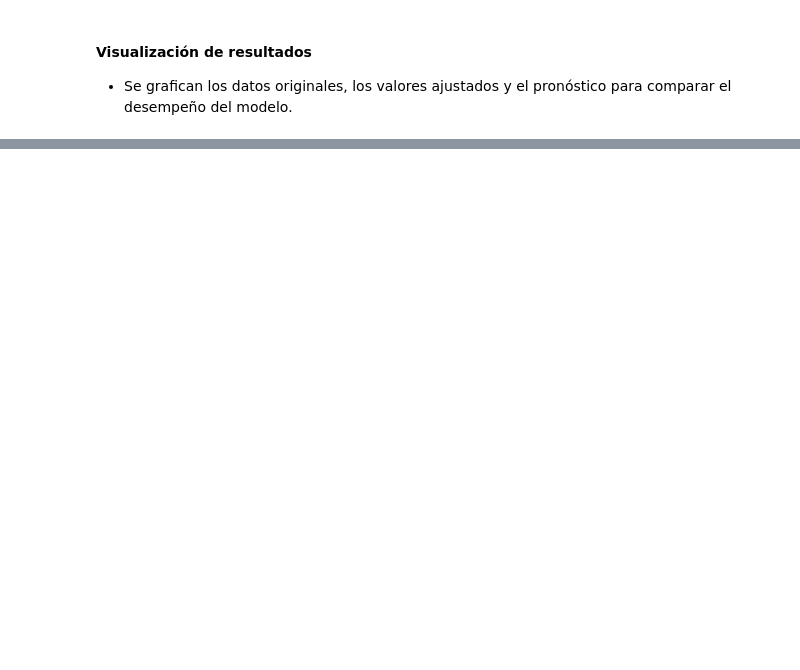
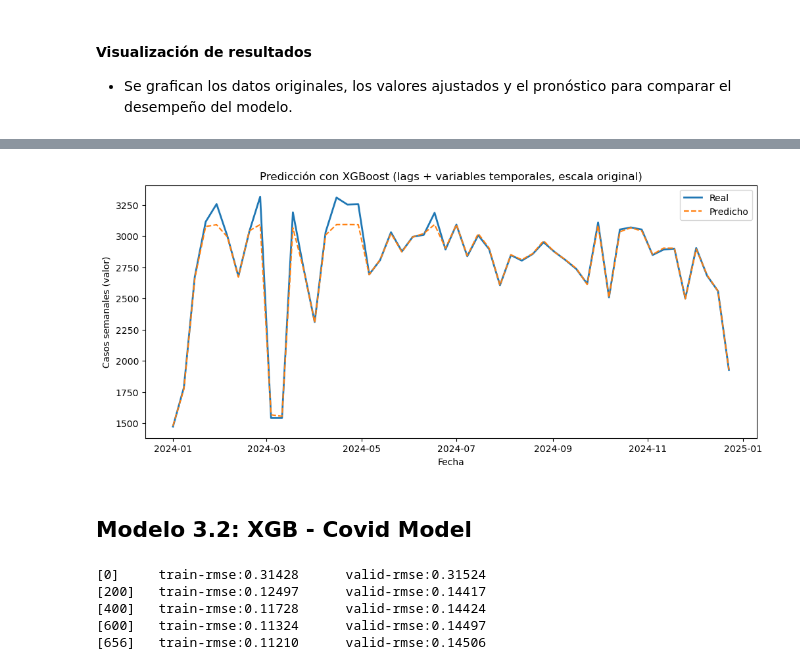
Before and after one commit to AbioticBaton4/proyecto-integrador-mna, a Jupyter notebook: notebooks/modeling/Avance4.Equipo16.ipynb, the cells around one changed output, grey strips where cells are left out. Drawn from its saved outputs; the diff is of its cells as text; code cells hidden in the pictures; blank space fills up the shorter version.

```diff
--- a/notebooks/modeling/Avance4.Equipo16.ipynb
+++ b/notebooks/modeling/Avance4.Equipo16.ipynb
@@ -190,0 +632,3 @@ for y_col, title_suffix in plot_configs:
+# %%
+path = '../../data/processed/df_acumulado.parquet'
+df = func.load_data(path)
@@ -190,0 +888,18 @@ for y_col, title_suffix in plot_configs:
+# %%
+# Predicción en escala log
+y_pred_log = model.predict(dtest)
+
+y_pred_train = np.expm1(model.predict(xgb.DMatrix(X_train)))
+y_real_train = np.expm1(y_train)
+
+y_pred_test = np.expm1(model.predict(xgb.DMatrix(X_test)))
+y_real_test = np.expm1(y_test)
+
+# Métricas
+mae_train = mean_absolute_error(y_real_train, y_pred_train)
+rmse_train = np.sqrt(mean_squared_error(y_real_train, y_pred_train))
+mae_test = mean_absolute_error(y_real_test, y_pred_test)
+rmse_test = np.sqrt(mean_squared_error(y_real_test, y_pred_test))
+
+print(f"Train -> MAE={mae_train:.2f}  RMSE={rmse_train:.2f}")
+print(f"Test  -> MAE={mae_test:.2f}  RMSE={rmse_test:.2f}")
@@ -190,0 +931,14 @@ for y_col, title_suffix in plot_configs:
+# %%
+# Gráfico
+plt.figure(figsize=(12,5))
+plt.plot(test_df['fecha'], y_real_test.values, label='Real', linewidth=2)
+plt.plot(test_df['fecha'], y_pred_test, '--', label='Predicho')
+plt.title("Predicción con XGBoost (lags + variables temporales, escala original)")
+plt.xlabel("Fecha")
+plt.ylabel("Casos semanales (valor)")
+plt.legend()
+plt.show()
+# %% [output]
+[figure, added]
+# %% [markdown]
+## Modelo 3.2: XGB - Covid Model
@@ -190,0 +993,29 @@ for y_col, title_suffix in plot_configs:
+# %%
+# Parámetros
+params = {
+    "objective": "reg:squarederror",
+    "eval_metric": "rmse",
+    "eta": 0.08,
+    "max_depth": 10,
+    "min_child_weight": 5,   # hojas con más soporte
+    "subsample": 0.8,
+    "colsample_bytree": 0.9,
+    "lambda": 1,             # L2 ↑
+    "alpha": 2,               # L1 ↑
+    "gamma": 0.001,             # penaliza splits débiles
+    "seed": 42,
+}
+
+# Entrenamiento con early stopping
+watch = [(dtrain, "train"), (dtest, "valid")]
+model_covid = xgb.train(params, dtrain,
+                        num_boost_round=7000,
+                        evals=watch,
+                        early_stopping_rounds=500,
+                        verbose_eval=200)
+# %% [output]
+[0]     train-rmse:0.31428      valid-rmse:0.31524
+[200]   train-rmse:0.12497      valid-rmse:0.14417
+[400]   train-rmse:0.11728      valid-rmse:0.14424
+[600]   train-rmse:0.11324      valid-rmse:0.14497
+[656]   train-rmse:0.11210      valid-rmse:0.14506
```
Also changed, not shown: parts of 116 cells of this notebook.
